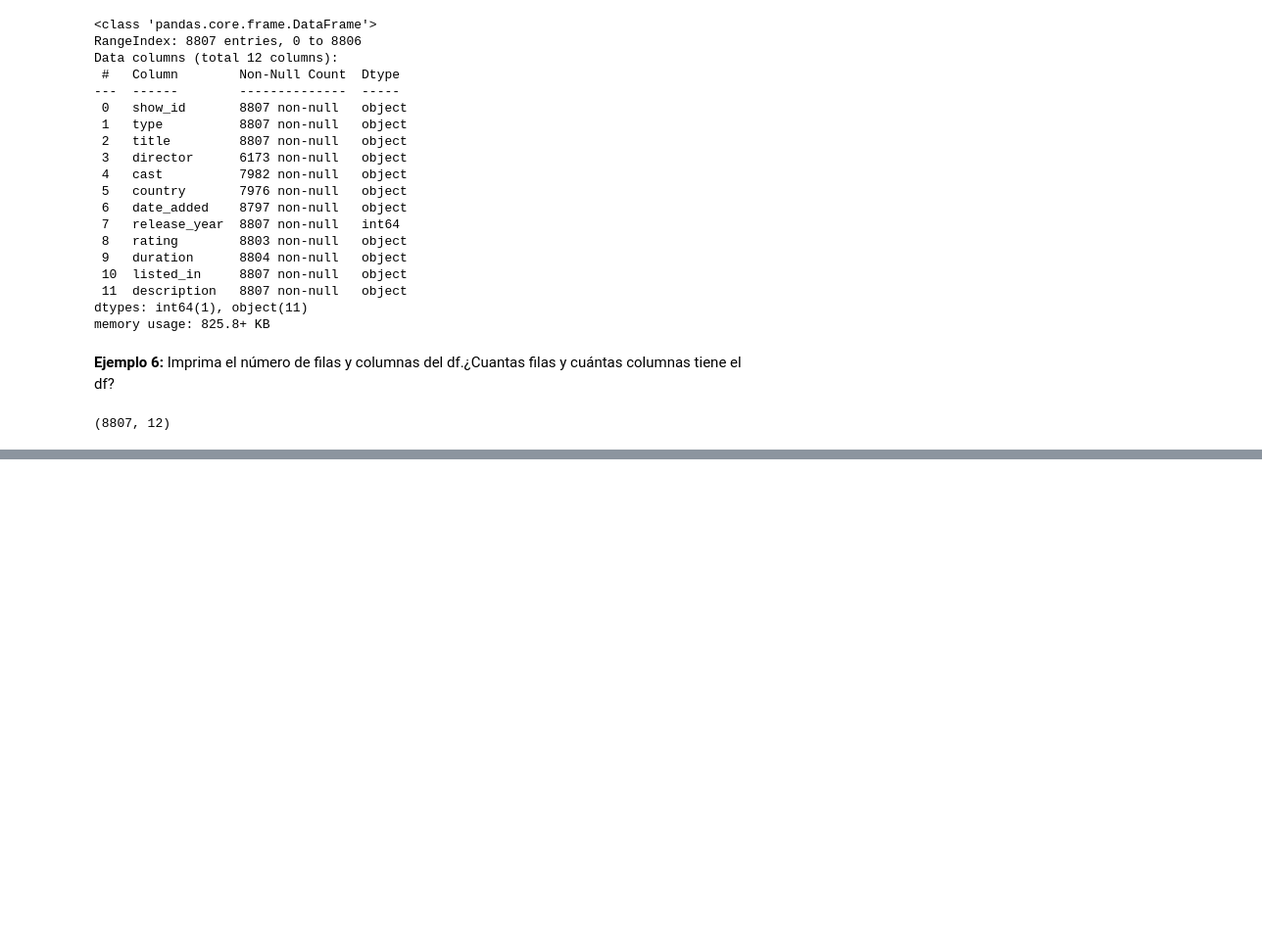
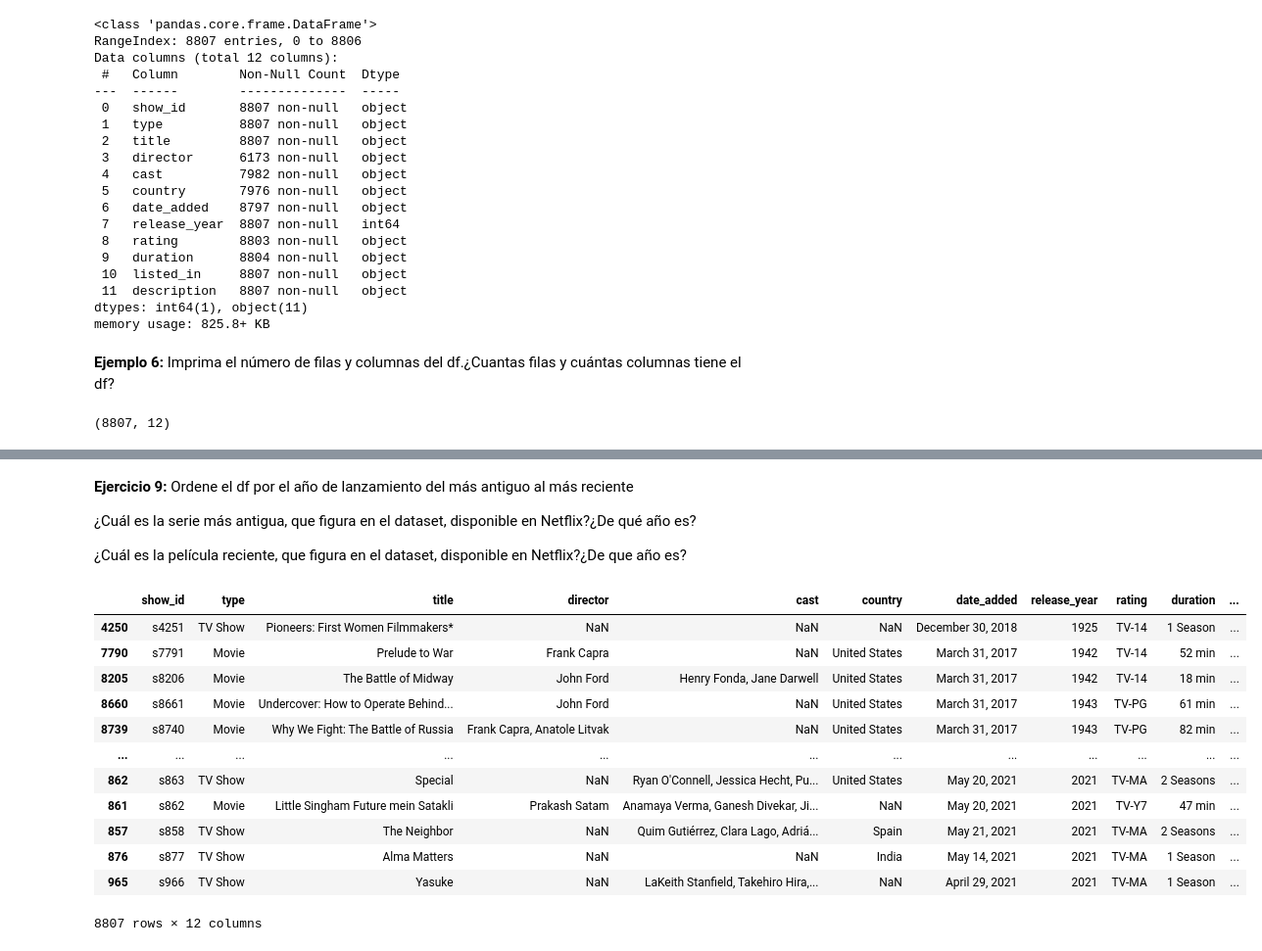
Before and after one commit to eduardocarbo/gh-react, a Jupyter notebook: Untitled2.ipynb, the cells around one changed output, grey strips where cells are left out. Shown: that part at 98% size. Drawn from its saved outputs; the diff is of its cells as text; code cells hidden in the pictures; blank space fills up the shorter version.

```diff
--- a/Untitled2.ipynb
+++ b/Untitled2.ipynb
@@ -86,0 +140,23 @@ df.shape
+# %% [markdown]
+**Ejercicio 9:** Ordene el df por el año de lanzamiento del más antiguo al más reciente
+
+¿Cuál es la serie más antigua, que figura en el dataset, disponible en Netflix?¿De qué año es?
+
+¿Cuál es la película reciente, que figura en el dataset, disponible en Netflix?¿De que año es?
+# %%
+df.sort_values("release_year")
+#La serie más antigua es del año 1925
+# %% [output]
+|  | show_id | type | title | director | cast | country | date_added | release_year | rating | duration | ... |
+| 4250 | s4251 | TV Show | Pioneers: First Women Filmmakers* | NaN | NaN | NaN | December 30, 2018 | 1925 | TV-14 | 1 Season | ... |
+| 7790 | s7791 | Movie | Prelude to War | Frank Capra | NaN | United States | March 31, 2017 | 1942 | TV-14 | 52 min | ... |
+| 8205 | s8206 | Movie | The Battle of Midway | John Ford | Henry Fonda, Jane Darwell | United States | March 31, 2017 | 1942 | TV-14 | 18 min | ... |
+| 8660 | s8661 | Movie | Undercover: How to Operate Behind... | John Ford | NaN | United States | March 31, 2017 | 1943 | TV-PG | 61 min | ... |
+| 8739 | s8740 | Movie | Why We Fight: The Battle of Russia | Frank Capra, Anatole Litvak | NaN | United States | March 31, 2017 | 1943 | TV-PG | 82 min | ... |
+| ... | ... | ... | ... | ... | ... | ... | ... | ... | ... | ... | ... |
+| 862 | s863 | TV Show | Special | NaN | Ryan O'Connell, Jessica Hecht, Pu... | United States | May 20, 2021 | 2021 | TV-MA | 2 Seasons | ... |
+| 861 | s862 | Movie | Little Singham Future mein Satakli | Prakash Satam | Anamaya Verma, Ganesh Divekar, Ji... | NaN | May 20, 2021 | 2021 | TV-Y7 | 47 min | ... |
+| 857 | s858 | TV Show | The Neighbor | NaN | Quim Gutiérrez, Clara Lago, Adriá... | Spain | May 21, 2021 | 2021 | TV-MA | 2 Seasons | ... |
+| 876 | s877 | TV Show | Alma Matters | NaN | NaN | India | May 14, 2021 | 2021 | TV-MA | 1 Season | ... |
+| 965 | s966 | TV Show | Yasuke | NaN | LaKeith Stanfield, Takehiro Hira,... | NaN | April 29, 2021 | 2021 | TV-MA | 1 Season | ... |
+8807 rows × 12 columns
```
Also changed, not shown: parts of 8 cells of this notebook.
